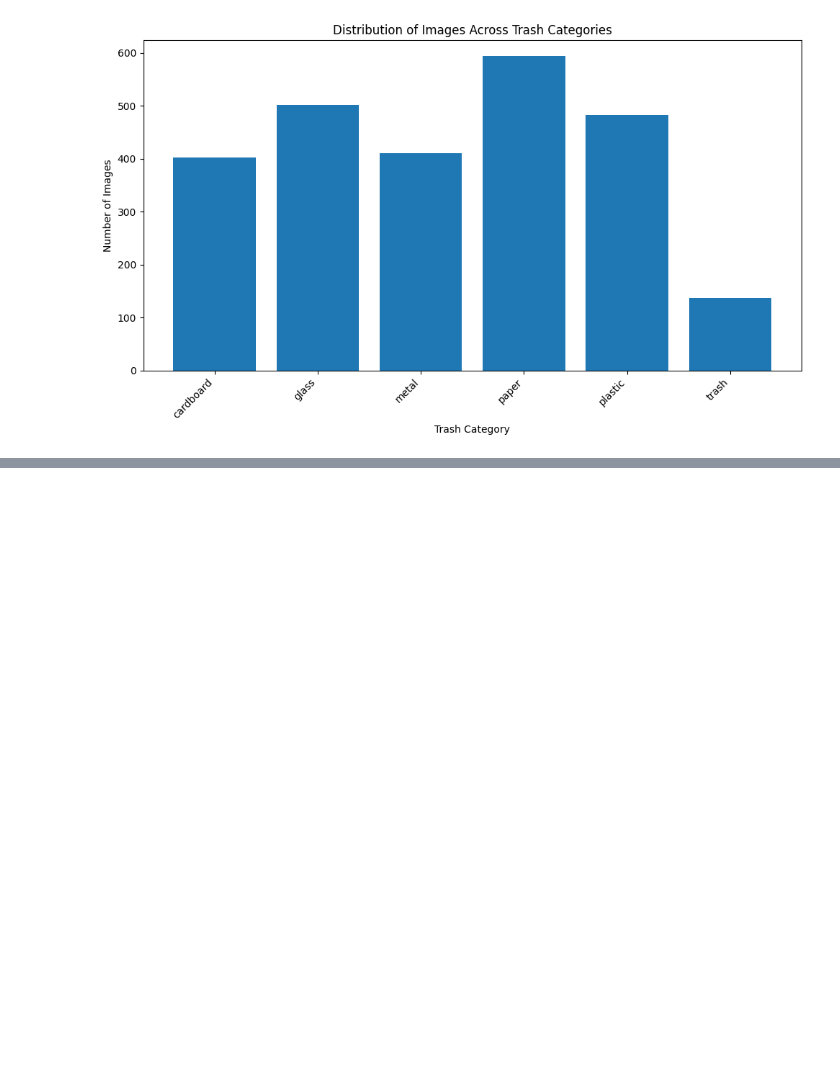
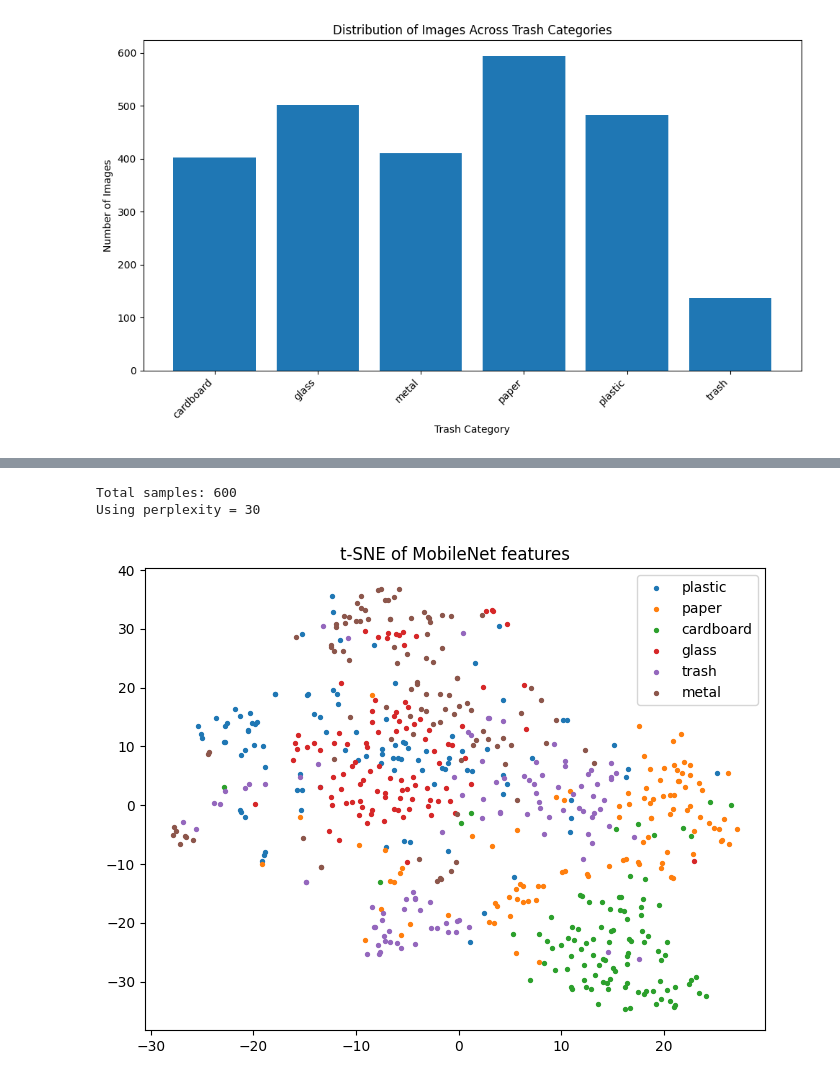
Before and after one commit to Laiba-Yashal/data-science-project-trashnet, a Jupyter notebook: Untitled0.ipynb, the cells around one changed output, grey strips where cells are left out. Cells and saved outputs as stored; diff of their text form; code cells hidden in the pictures; blank space fills up the shorter version.

```diff
--- a/Untitled0.ipynb
+++ b/Untitled0.ipynb
@@ -101,0 +325,71 @@ plt.show()
+# %%
+# install tensorflow if not installed
+!pip install -q tensorflow
+
+import tensorflow as tf
+from tensorflow.keras.applications import MobileNetV2
+from tensorflow.keras.applications.mobilenet_v2 import preprocess_input
+import numpy as np
+from sklearn.manifold import TSNE
+from PIL import Image
+import matplotlib.pyplot as plt
+from pathlib import Path
+
+# Assuming 'clean_dir' and 'classes' are defined in previous cells
+# If not, you might need to define them here or run the relevant previous cells.
+clean_dir = Path('/content/trashnet_clean')
+classes = sorted([d.name for d in clean_dir.iterdir() if d.is_dir()])
+
+def extract_features(data_dir, classes, model, num_samples_per_class=100):
+    """Extracts features from images using a pre-trained model."""
+    embeddings = []
+    labels = []
+    for c in classes:
+        files = list((data_dir / c).glob('*'))[:num_samples_per_class]
+        for f in files:
+            try:
+                img = Image.open(f).convert("RGB")
+                x = np.array(img.resize((224, 224)))[None, ...]
+                x = preprocess_input(x)
+                e = model.predict(x, verbose=0)
+                embeddings.append(e[0])
+                labels.append(c)
+            except Exception as err:
+                print(f"Skipping file {f} due to error: {err}")
+                continue
+    return np.array(embeddings), labels
+
+def plot_tsne(embeddings, labels, perplexity=30):
+    """Performs t-SNE and plots the results."""
+    n_samples = embeddings.shape[0]
+    if n_samples < perplexity:
+        print(f"Warning: n_samples ({n_samples}) is less than perplexity ({perplexity}). Adjusting perplexity.")
+        perplexity = max(5, n_samples - 1) # Adjust perplexity if needed
+        if perplexity < 1:
+            print("Error: Not enough samples to perform t-SNE.")
+            return
+
+    print("Using perplexity =", perplexity)
+    ts = TSNE(n_components=2, random_state=42, perplexity=perplexity).fit_transform(embeddings)
+
+    plt.figure(figsize=(8, 6))
+    for cl in set(labels):
+        ix = [i for i, l in enumerate(labels) if l == cl]
+        plt.scatter(ts[ix, 0], ts[ix, 1], label=cl, s=8)
+    plt.legend()
+    plt.title("t-SNE of MobileNet features")
+    plt.show()
+
+# Load MobileNetV2 for feature extraction
+model = MobileNetV2(include_top=False, pooling='avg', input_shape=(224, 224, 3))
+
+# Extract embeddings
+emb, labs = extract_features(clean_dir, classes, model, num_samples_per_class=100)
+print("Total samples:", len(emb))
+
+# Perform t-SNE and plot
+plot_tsne(emb, labs, perplexity=min(30, max(5, len(emb) // 3))) # Use adjusted perplexity
+# %% [output]
+Total samples: 600
+Using perplexity = 30
+[figure, added]
```
Also changed, not shown: parts of 18 cells of this notebook.
